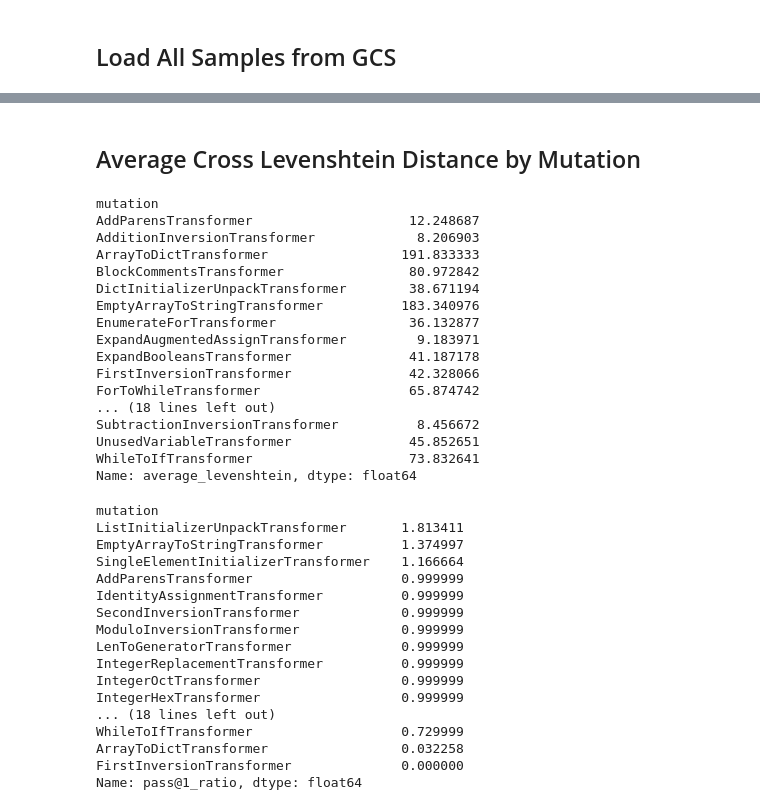
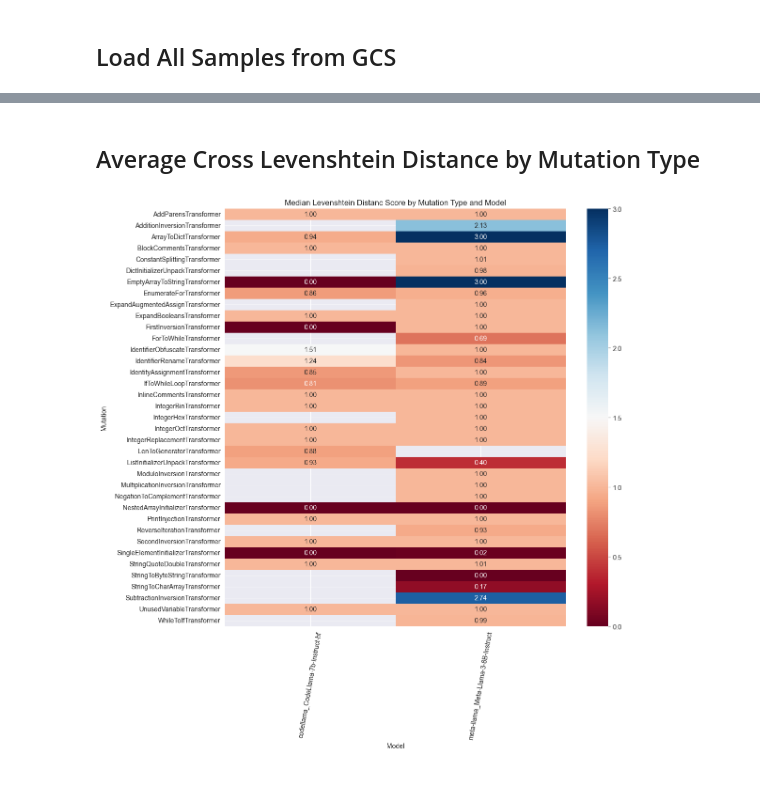
Before and after one commit to abaveja313/code-robustness, a Jupyter notebook: analysis/results_analyzer.ipynb, the cells around one changed output, grey strips where cells are left out. Drawn from its saved outputs; the diff is of its cells as text; code cells hidden in the pictures; blank space fills up the shorter version.

```diff
--- a/analysis/results_analyzer.ipynb
+++ b/analysis/results_analyzer.ipynb
@@ -59,0 +44,15 @@ df
+# %%
+from mutations import *
+from mutations.registry import MutationRegistry
+
+def add_mutation_type(row):
+    mutation = row['mutation']
+    for key in MutationRegistry._registry.keys():
+        registry_vals = MutationRegistry.get(category=key)
+        registry_vals_name = [v.__name__ for v in registry_vals]
+        if mutation in registry_vals_name:
+            row['mutation_type'] = key.name
+            break
+    return row
+
+df = df.apply(add_mutation_type, axis=1)
@@ -60,42 +107,2 @@ df
 # %% [markdown]
-## Average Cross Levenshtein Distance by Mutation
+## Average Cross Levenshtein Distance by Mutation Type
-# %%
-df.groupby('mutation')['average_levenshtein'].mean()
-# %% [output]
-mutation
-AddParensTransformer                    12.248687
-AdditionInversionTransformer             8.206903
-ArrayToDictTransformer                 191.833333
-BlockCommentsTransformer                80.972842
-DictInitializerUnpackTransformer        38.671194
-EmptyArrayToStringTransformer          183.340976
-EnumerateForTransformer                 36.132877
-ExpandAugmentedAssignTransformer         9.183971
-ExpandBooleansTransformer               41.187178
-FirstInversionTransformer               42.328066
-ForToWhileTransformer                   65.874742
-... (18 lines left out)
-SubtractionInversionTransformer          8.456672
-UnusedVariableTransformer               45.852651
-WhileToIfTransformer                    73.832641
-Name: average_levenshtein, dtype: float64
-# %%
-df.groupby('mutation')['pass@1_ratio'].median().sort_values(ascending=False)
-# %% [output]
-mutation
-ListInitializerUnpackTransformer       1.813411
-EmptyArrayToStringTransformer          1.374997
-SingleElementInitializerTransformer    1.166664
-AddParensTransformer                   0.999999
-IdentityAssignmentTransformer          0.999999
-SecondInversionTransformer             0.999999
-ModuloInversionTransformer             0.999999
-LenToGeneratorTransformer              0.999999
-IntegerReplacementTransformer          0.999999
-IntegerOctTransformer                  0.999999
-IntegerHexTransformer                  0.999999
-... (18 lines left out)
-WhileToIfTransformer                   0.729999
-ArrayToDictTransformer                 0.032258
-FirstInversionTransformer              0.000000
-Name: pass@1_ratio, dtype: float64
@@ -103,0 +109,21 @@ a
+# %%
+metric = 'pass@1_ratio'
+mean_by_mutation_model = df.groupby(['mutation', 'model'])[metric].median().reset_index()
+mean_by_mutation_model['pass@1_ratio'] = mean_by_mutation_model[metric].clip(0, 3)
+pivot_df = mean_by_mutation_model.pivot(index='mutation', columns='model', values=metric)
+# %%
+import matplotlib.pyplot as plt
+import seaborn as sns
+plt.figure(figsize=(12, 12))
+sns.heatmap(pivot_df, annot=True, fmt=".2f", cmap="RdBu", cbar=True)
+plt.title('Median Levenshtein Distanc Score by Mutation Type and Model')
+plt.xlabel('Model')
+plt.ylabel('Mutation')
+plt.xticks(rotation=80)
+plt.yticks(rotation=0)
+plt.tight_layout()
+
+# Display the heatmap
+plt.show()
+# %% [output]
+[figure, added]
```
Also changed, not shown: parts of 16 cells of this notebook, 4 other files.
